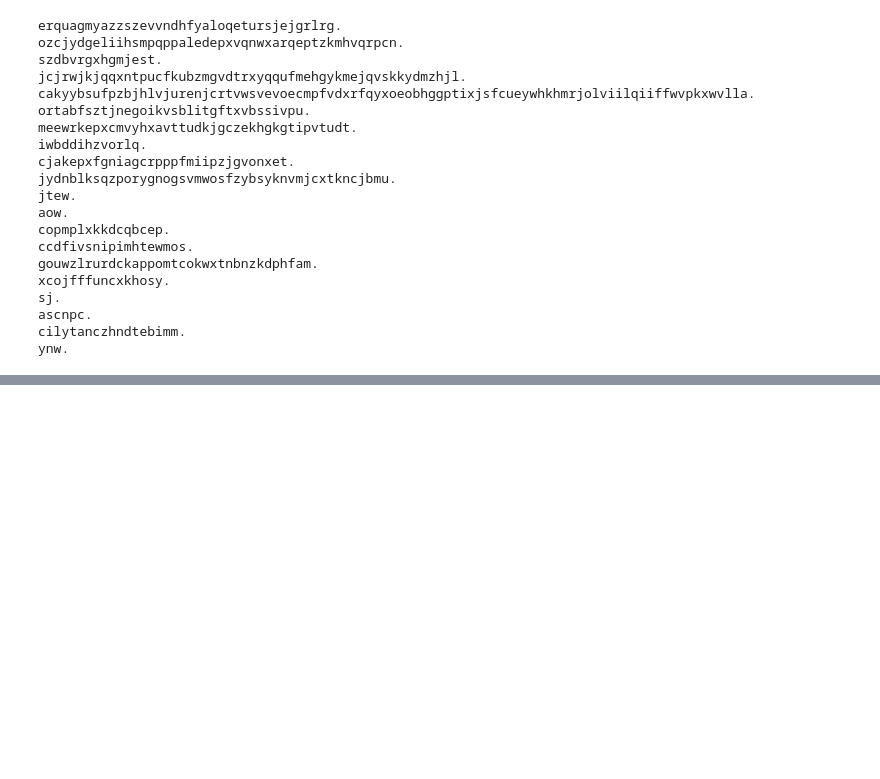
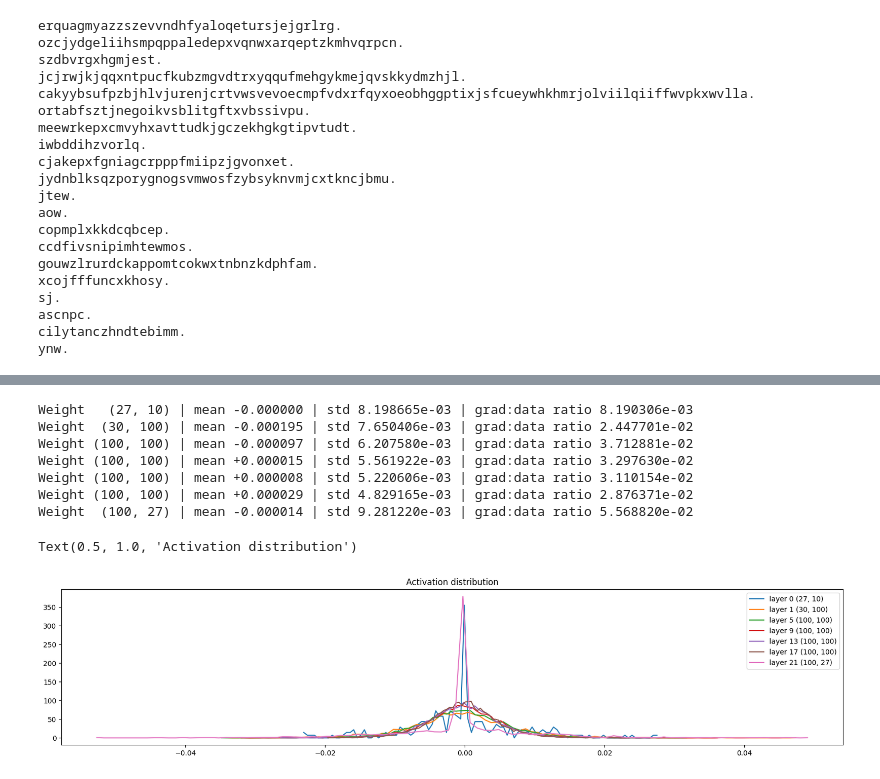
Before and after one commit to DohByDohX/MLStuff, a Jupyter notebook: ANN_Practice/makemore_practice_3.ipynb, the cells around one changed output, grey strips where cells are left out. Drawn from its saved outputs; the diff is of its cells as text; code cells hidden in the pictures; blank space fills up the shorter version.

```diff
--- a/ANN_Practice/makemore_practice_3.ipynb
+++ b/ANN_Practice/makemore_practice_3.ipynb
@@ -398,0 +457,23 @@ for i in range(max_steps):
+# %%
+#Visualising histograms
+plt.figure(figsize=(20, 4))
+legends = []
+for i, p in enumerate(parameters): #mote: exclude the output layer
+    t = p.grad
+    if p.ndim == 2:
+        print('Weight %10s | mean %+f | std %e | grad:data ratio %e' % (tuple(p.shape), t.mean(), t.std(), t.std()/ p.std()))
+        hy, hx = torch.histogram(t, density = True)
+        plt.plot(hx[:-1].detach(), hy.detach())
+        legends.append(f'layer {i} {tuple(p.shape)}')
+plt.legend(legends)
+plt.title('Activation distribution')
+# %% [output]
+Weight   (27, 10) | mean -0.000000 | std 8.198665e-03 | grad:data ratio 8.190306e-03
+Weight  (30, 100) | mean -0.000195 | std 7.650406e-03 | grad:data ratio 2.447701e-02
+Weight (100, 100) | mean -0.000097 | std 6.207580e-03 | grad:data ratio 3.712881e-02
+Weight (100, 100) | mean +0.000015 | std 5.561922e-03 | grad:data ratio 3.297630e-02
+Weight (100, 100) | mean +0.000008 | std 5.220606e-03 | grad:data ratio 3.110154e-02
+Weight (100, 100) | mean +0.000029 | std 4.829165e-03 | grad:data ratio 2.876371e-02
+Weight  (100, 27) | mean -0.000014 | std 9.281220e-03 | grad:data ratio 5.568820e-02
+Text(0.5, 1.0, 'Activation distribution')
+[figure, added]
```
Also changed, not shown: parts of 6 cells of this notebook.
